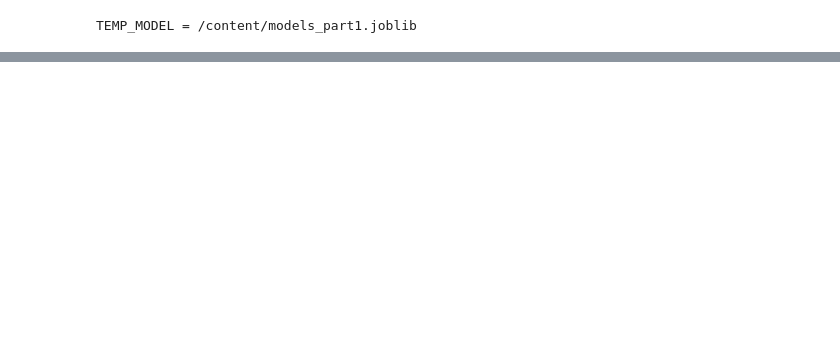
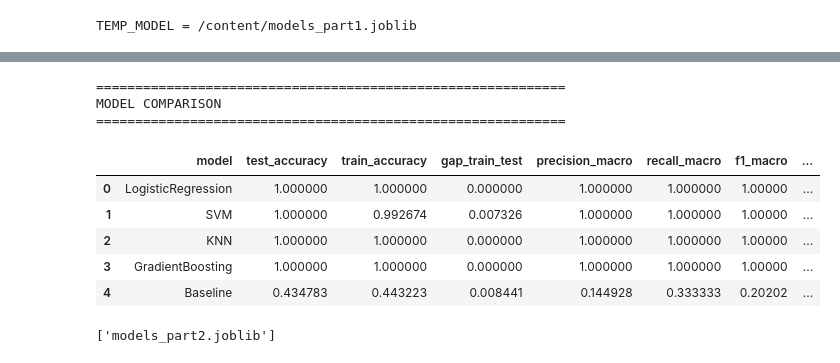
Before and after one commit to Syy256/14_12523077_12523048_PhanLoaiChimCanhCut, a Jupyter notebook: AI-models/Colab/03_train.ipynb, the cells around one changed output, grey strips where cells are left out. Drawn from its saved outputs; the diff is of its cells as text; code cells hidden in the pictures; blank space fills up the shorter version.

Commit message:
update train colab

```diff
--- a/AI-models/Colab/03_train.ipynb
+++ b/AI-models/Colab/03_train.ipynb
@@ -798,0 +842,72 @@ Predict time/sample: 0.000103s
+# %%
+from sklearn.metrics import (
+    accuracy_score,
+    precision_score,
+    recall_score,
+    f1_score,
+    roc_auc_score
+)
+
+eval_rows = []
+
+for name, pipe in trained_pipelines.items():
+
+    y_train_pred = pipe.predict(X_train)
+    y_test_pred = pipe.predict(X_test)
+
+    eval_rows.append({
+        "model": name,
+        "test_accuracy": accuracy_score(y_test, y_test_pred),
+        "train_accuracy": accuracy_score(y_train, y_train_pred),
+        "gap_train_test": abs(
+            accuracy_score(y_train, y_train_pred)
+            - accuracy_score(y_test, y_test_pred)
+        ),
+        "precision_macro": precision_score(
+            y_test,
+            y_test_pred,
+            average="macro"
+        ),
+        "recall_macro": recall_score(
+            y_test,
+            y_test_pred,
+            average="macro"
+        ),
+        "f1_macro": f1_score(
+            y_test,
+            y_test_pred,
+            average="macro"
+        ),
+        "roc_auc_macro": roc_auc_score(
+            y_test,
+            pipe.predict_proba(X_test),
+            multi_class="ovr",
+            average="macro"
+        )
+    })
+
+eval_df = (
+    pd.DataFrame(eval_rows)
+      .sort_values("f1_macro", ascending=False)
+      .reset_index(drop=True)
+)
+
+print("=" * 60)
+print("MODEL COMPARISON")
+print("=" * 60)
+
+display(eval_df)
+# %% [output]
+============================================================
+MODEL COMPARISON
+============================================================
+|  | model | test_accuracy | train_accuracy | gap_train_test | precision_macro | recall_macro | f1_macro | ... |
+| 0 | LogisticRegression | 1.000000 | 1.000000 | 0.000000 | 1.000000 | 1.000000 | 1.00000 | ... |
+| 1 | SVM | 1.000000 | 0.992674 | 0.007326 | 1.000000 | 1.000000 | 1.00000 | ... |
+| 2 | KNN | 1.000000 | 1.000000 | 0.000000 | 1.000000 | 1.000000 | 1.00000 | ... |
+| 3 | GradientBoosting | 1.000000 | 1.000000 | 0.000000 | 1.000000 | 1.000000 | 1.00000 | ... |
+| 4 | Baseline | 0.434783 | 0.443223 | 0.008441 | 0.144928 | 0.333333 | 0.20202 | ... |
+# %%
+joblib.dump(trained_pipelines, "models_part2.joblib")
+# %% [output]
+['models_part2.joblib']
```
Also changed, not shown: parts of 25 cells of this notebook, 1 other file.
